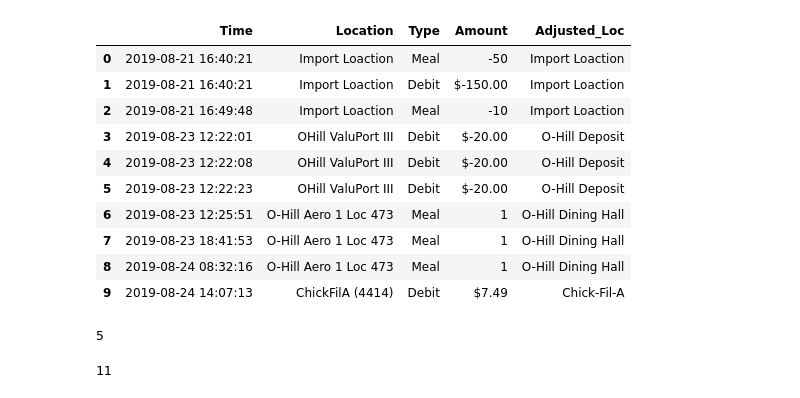
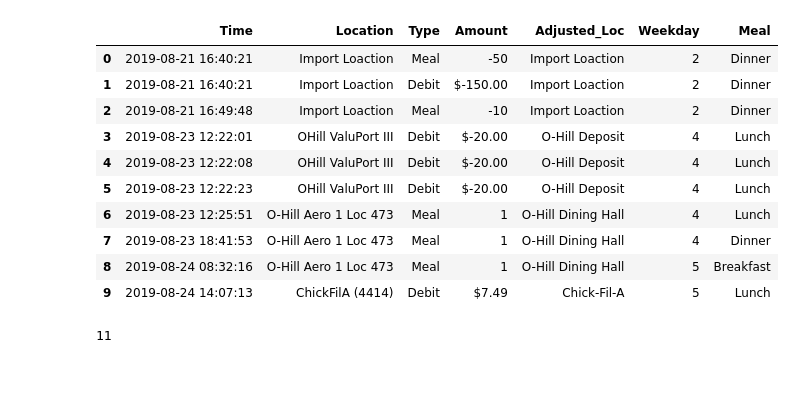
Before and after one commit to jackliu612/FoodForThought, a Jupyter notebook: Food for Thought.ipynb, the cells around one changed output. Drawn from its saved outputs; the diff is of its cells as text; code cells hidden in the pictures.

Commit message:
Added weekdays and also time categorizing

```diff
--- a/Food for Thought.ipynb
+++ b/Food for Thought.ipynb
@@ -20,9 +21,8 @@ def process_row(row):
         typ.append(cell[3].string)
         amt.append(cell[4].string)
     if len(cell) == 3:
-        post_date.append(None)
+        post_time.append(None)
         loc.append(None)
-        post_time.append(None)
         typ.append(cell[1].string)
         amt.append(cell[2].string)
 # %%
@@ -61,29 +61,34 @@ def process_location(s):
         return 'O-Hill Deposit'
     else:
         return s
+# %%
+def add_weekday(day):
+    return day.weekday()
 # %%
 post_time = []
 loc = []
 typ = []
 amt = []
 
 rows = soup.find('div', id='divHist').find('tbody').find_all('tr')
 for i in range(1,len(rows)):
     process_row(rows[i])
 
 data = {'Time':post_time, 'Location':loc, 'Type':typ, 'Amount':amt}
 df = pd.DataFrame(data).fillna(method='ffill')
 df['Adjusted_Loc'] = df['Location'].apply(process_location)
+df['Weekday'] = df['Time'].apply(add_weekday)
+df['Meal'] = df['Time'].apply(meal_cat)
 df.head(10)
 # %% [output]
-|  | Time | Location | Type | Amount | Adjusted_Loc |
-| 0 | 2019-08-21 16:40:21 | Import Loaction | Meal | -50 | Import Loaction |
-| 1 | 2019-08-21 16:40:21 | Import Loaction | Debit | $-150.00 | Import Loaction |
-| 2 | 2019-08-21 16:49:48 | Import Loaction | Meal | -10 | Import Loaction |
-| 3 | 2019-08-23 12:22:01 | OHill ValuPort III | Debit | $-20.00 | O-Hill Deposit |
-| 4 | 2019-08-23 12:22:08 | OHill ValuPort III | Debit | $-20.00 | O-Hill Deposit |
-| 5 | 2019-08-23 12:22:23 | OHill ValuPort III | Debit | $-20.00 | O-Hill Deposit |
-| 6 | 2019-08-23 12:25:51 | O-Hill Aero 1 Loc 473 | Meal | 1 | O-Hill Dining Hall |
-| 7 | 2019-08-23 18:41:53 | O-Hill Aero 1 Loc 473 | Meal | 1 | O-Hill Dining Hall |
-| 8 | 2019-08-24 08:32:16 | O-Hill Aero 1 Loc 473 | Meal | 1 | O-Hill Dining Hall |
-| 9 | 2019-08-24 14:07:13 | ChickFilA (4414) | Debit | $7.49 | Chick-Fil-A |
+|  | Time | Location | Type | Amount | Adjusted_Loc | Weekday | Meal |
+| 0 | 2019-08-21 16:40:21 | Import Loaction | Meal | -50 | Import Loaction | 2 | Dinner |
+| 1 | 2019-08-21 16:40:21 | Import Loaction | Debit | $-150.00 | Import Loaction | 2 | Dinner |
+| 2 | 2019-08-21 16:49:48 | Import Loaction | Meal | -10 | Import Loaction | 2 | Dinner |
+| 3 | 2019-08-23 12:22:01 | OHill ValuPort III | Debit | $-20.00 | O-Hill Deposit | 4 | Lunch |
+| 4 | 2019-08-23 12:22:08 | OHill ValuPort III | Debit | $-20.00 | O-Hill Deposit | 4 | Lunch |
+| 5 | 2019-08-23 12:22:23 | OHill ValuPort III | Debit | $-20.00 | O-Hill Deposit | 4 | Lunch |
+| 6 | 2019-08-23 12:25:51 | O-Hill Aero 1 Loc 473 | Meal | 1 | O-Hill Dining Hall | 4 | Lunch |
+| 7 | 2019-08-23 18:41:53 | O-Hill Aero 1 Loc 473 | Meal | 1 | O-Hill Dining Hall | 4 | Dinner |
+| 8 | 2019-08-24 08:32:16 | O-Hill Aero 1 Loc 473 | Meal | 1 | O-Hill Dining Hall | 5 | Breakfast |
+| 9 | 2019-08-24 14:07:13 | ChickFilA (4414) | Debit | $7.49 | Chick-Fil-A | 5 | Lunch |
@@ -97,7 +95,3 @@ d = datetime.strptime(tim, '%m/%d/%Y %H:%M:%S')
-# %%
-d.weekday()
-# %% [output]
-5
 # %%
 count = 0
 for i in df.iloc[:,0]:
```
Also changed, not shown: parts of 11 cells of this notebook.
